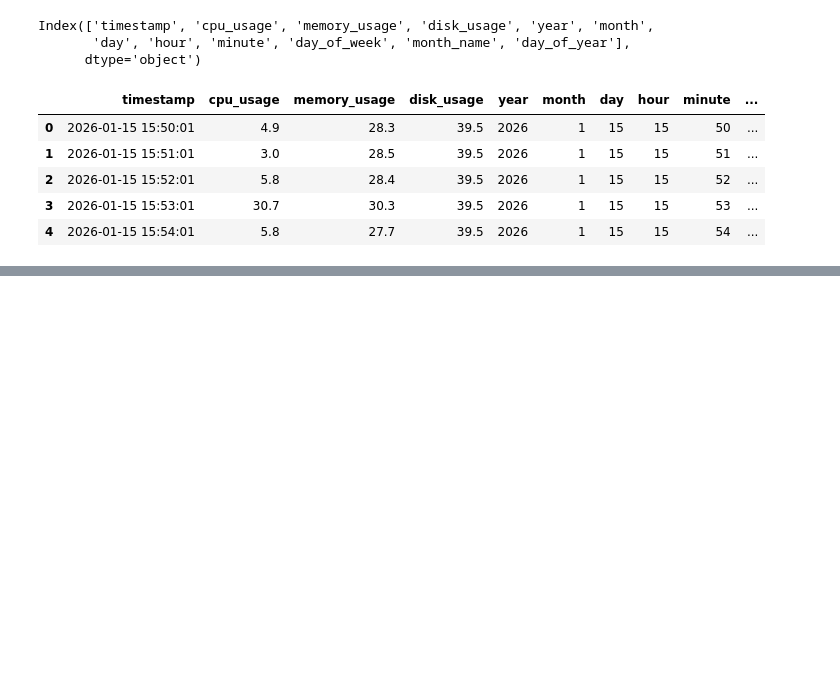
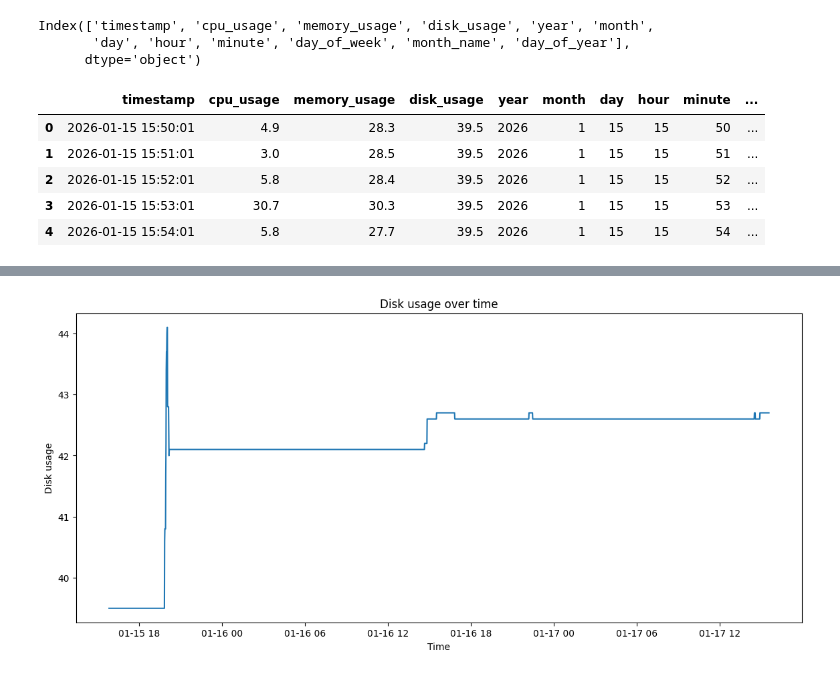
Before and after one commit to Abhishek08Mishra/SentinelSys-Intelligent-Linux-Monitoring-Platform, a Jupyter notebook: Linux_system_analysis_notebook.ipynb, the cells around one changed output, grey strips where cells are left out. Drawn from its saved outputs; the diff is of its cells as text; code cells hidden in the pictures; blank space fills up the shorter version.

```diff
--- a/Linux_system_analysis_notebook.ipynb
+++ b/Linux_system_analysis_notebook.ipynb
@@ -134,0 +414,11 @@ df.head()
+# %%
+#plot disk usage over time
+plt.figure(figsize = (14,6))
+plt.plot(df.index, df["disk_usage"], label= "Disk usage")
+plt.xlabel("Time")
+plt.ylabel("Disk usage")
+plt.title("Disk usage over time")
+plt.savefig("disk_usage_over_time_plot.png")
+plt.show()
+# %% [output]
+[figure, added]
```
Also changed, not shown: parts of 37 cells of this notebook.
